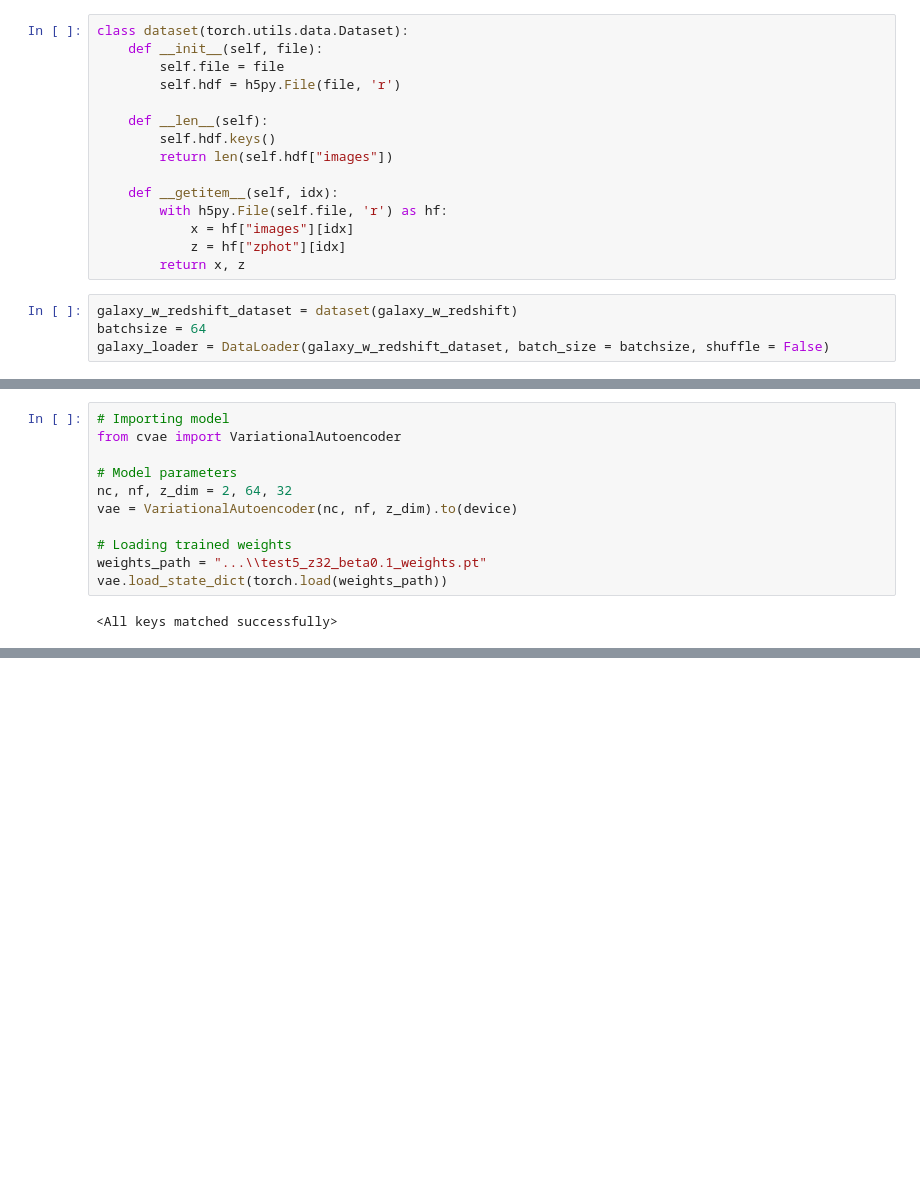
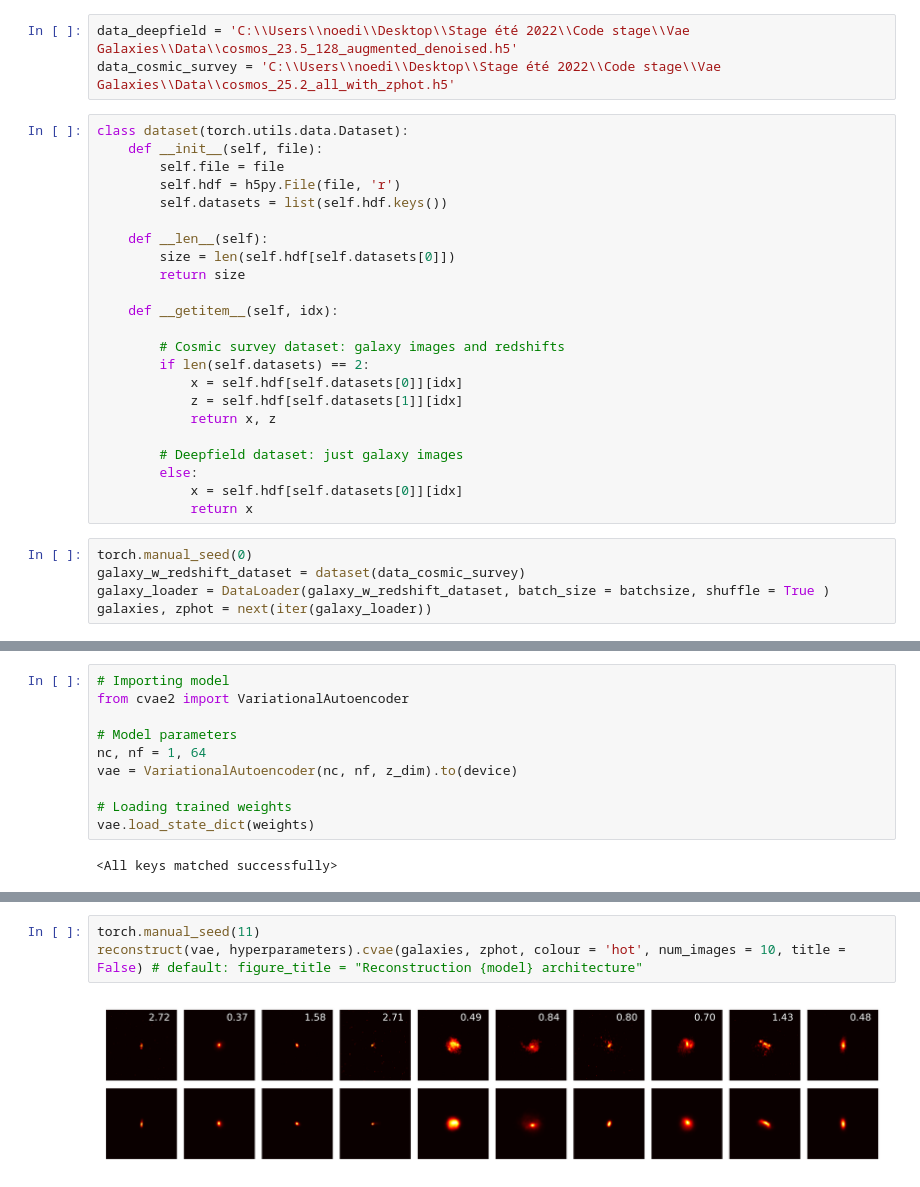
Before and after one commit to EnceladeCandy/Vae-project, a Jupyter notebook: notebooks/Reconstruction+generation.ipynb, the cells around one changed output, grey strips where cells are left out. Saved outputs shown, nothing was run; the diff lists cells and outputs as text; blank space fills up the shorter version.

```diff
--- a/notebooks/Reconstruction+generation.ipynb
+++ b/notebooks/Reconstruction+generation.ipynb
@@ -15,19 +25,31 @@ galaxy_w_redshift = '...\\cosmos_25.2_all_with_zphot.h5'
+# %%
+data_deepfield = 'C:\\Users\\noedi\\Desktop\\Stage été 2022\\Code stage\\Vae Galaxies\\Data\\cosmos_23.5_128_augmented_denoised.h5'
+data_cosmic_survey = 'C:\\Users\\noedi\\Desktop\\Stage été 2022\\Code stage\\Vae Galaxies\\Data\\cosmos_25.2_all_with_zphot.h5'
 # %%
 class dataset(torch.utils.data.Dataset):
     def __init__(self, file):
         self.file = file
         self.hdf = h5py.File(file, 'r')
+        self.datasets = list(self.hdf.keys())
 
     def __len__(self):
-        self.hdf.keys()
-        return len(self.hdf["images"])
+        size = len(self.hdf[self.datasets[0]])
+        return size
 
     def __getitem__(self, idx):
-        with h5py.File(self.file, 'r') as hf:
-            x = hf["images"][idx]
-            z = hf["zphot"][idx]
-        return x, z
+
+        # Cosmic survey dataset: galaxy images and redshifts
+        if len(self.datasets) == 2:
+            x = self.hdf[self.datasets[0]][idx]
+            z = self.hdf[self.datasets[1]][idx]
+            return x, z
+
+        # Deepfield dataset: just galaxy images
+        else:
+            x = self.hdf[self.datasets[0]][idx]
+            return x
 # %%
-galaxy_w_redshift_dataset = dataset(galaxy_w_redshift)
-batchsize = 64
-galaxy_loader = DataLoader(galaxy_w_redshift_dataset, batch_size = batchsize, shuffle = False)
+torch.manual_seed(0)
+galaxy_w_redshift_dataset = dataset(data_cosmic_survey)
+galaxy_loader = DataLoader(galaxy_w_redshift_dataset, batch_size = batchsize, shuffle = True )
+galaxies, zphot = next(iter(galaxy_loader))
@@ -42,13 +58,12 @@ train_set, val_set = torch.utils.data.random_split(galaxy_w_redshift_dataset, [t
 # %%
 # Importing model
-from cvae import VariationalAutoencoder
+from cvae2 import VariationalAutoencoder
 
 # Model parameters
-nc, nf, z_dim = 2, 64, 32
+nc, nf = 1, 64
 vae = VariationalAutoencoder(nc, nf, z_dim).to(device)
 
 # Loading trained weights
-weights_path = "...\\test5_z32_beta0.1_weights.pt"
-vae.load_state_dict(torch.load(weights_path))
+vae.load_state_dict(weights)
 # %% [output]
 <All keys matched successfully>
@@ -115,0 +85,5 @@ generate_cvae(redshift, colour = 'hot')
+# %%
+torch.manual_seed(11)
+reconstruct(vae, hyperparameters).cvae(galaxies, zphot, colour = 'hot', num_images = 10, title = False) # default: figure_title = "Reconstruction {model} architecture"
+# %% [output]
+[figure, added]
```
Also changed, not shown: parts of 23 cells of this notebook, 7 other files.
